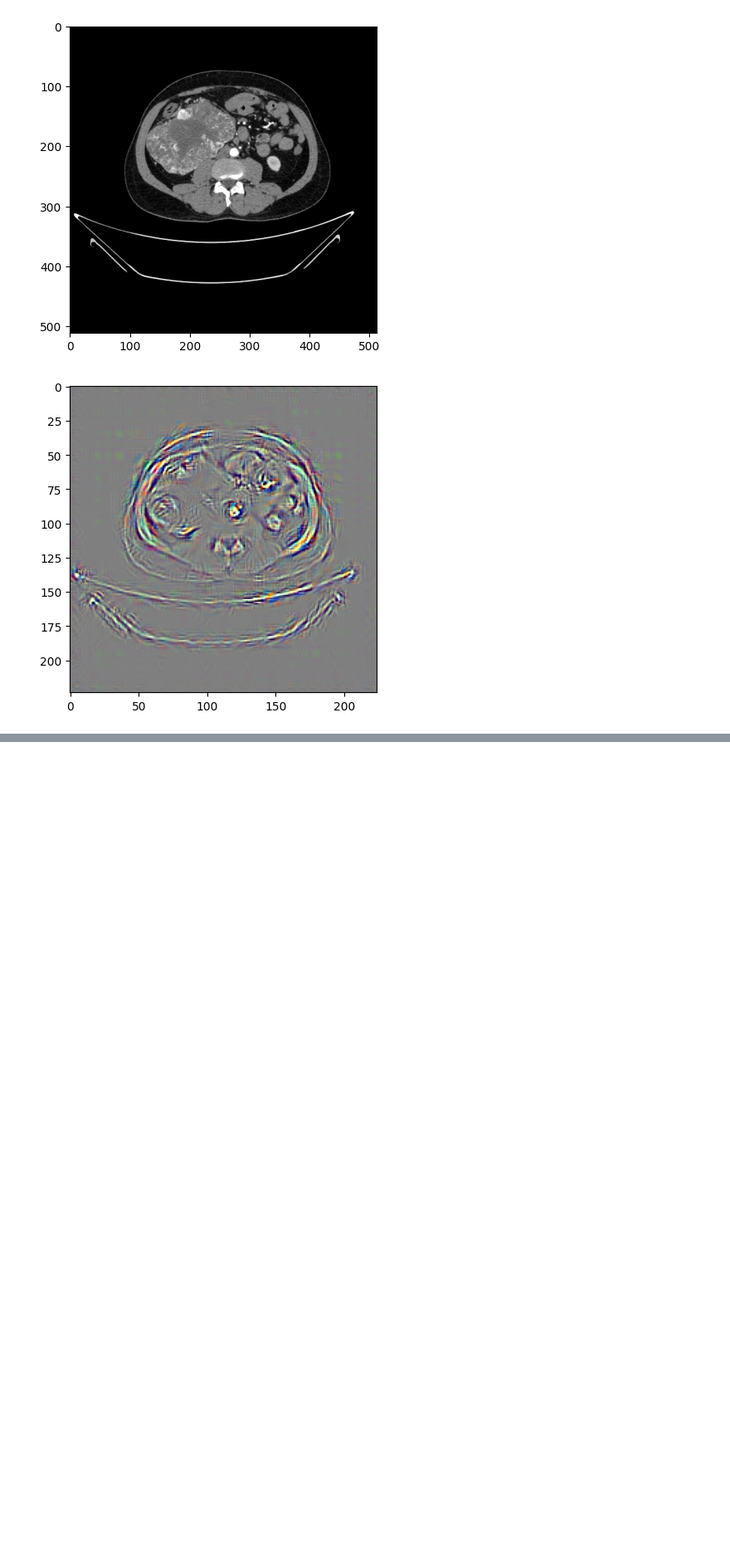
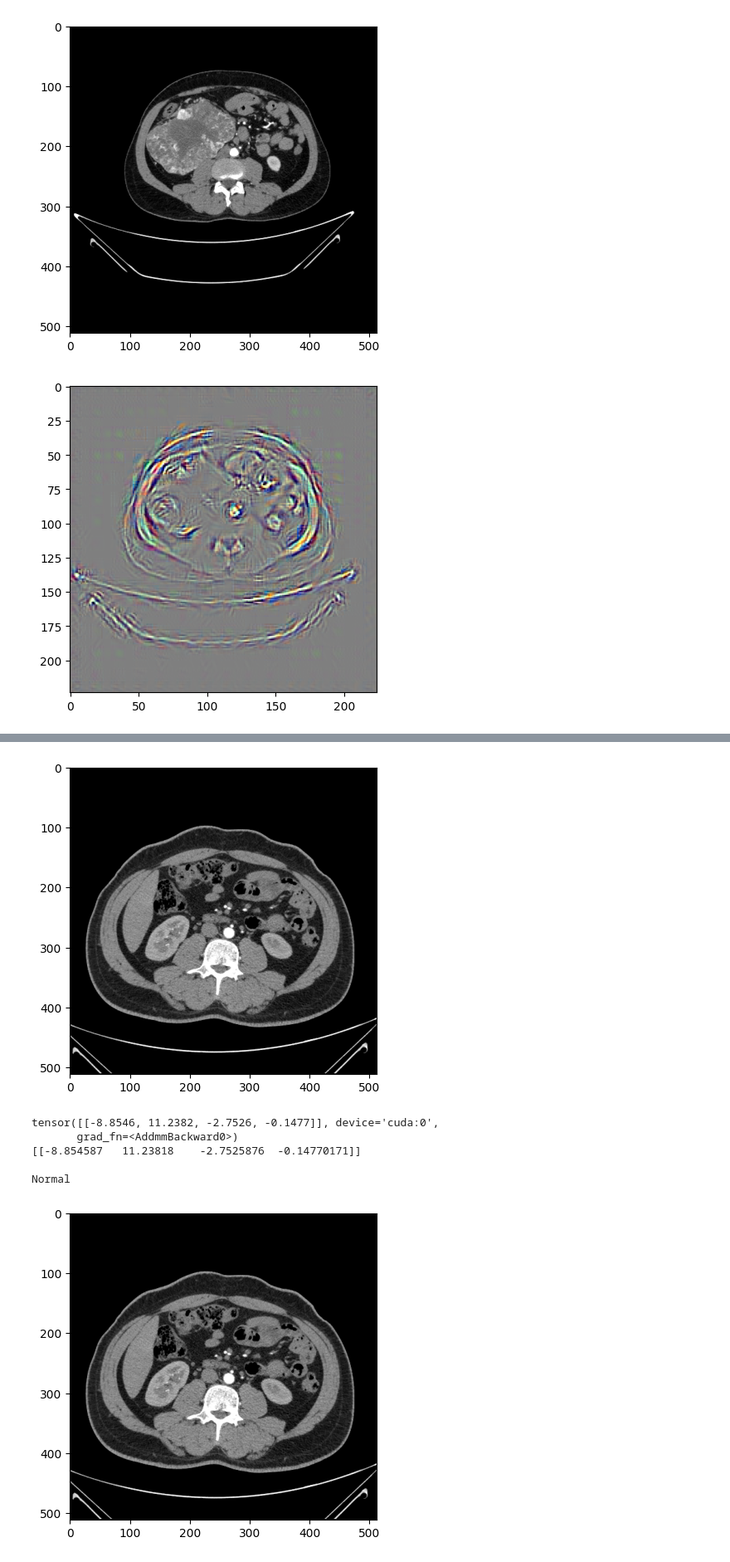
Before and after one commit to Sivakumar-Navaneeth/CNN_Visualizations, a Jupyter notebook: guided-backpropogation-alexnet.ipynb, the cells around one changed output, grey strips where cells are left out. Shown at 83% size. Cells and saved outputs as stored; diff of their text form; code cells hidden in the pictures; blank space fills up the shorter version.

Commit message:
Kaggle Notebook | Guided_BackPropogation-Alexnet | Final

```diff
--- a/guided-backpropogation-alexnet.ipynb
+++ b/guided-backpropogation-alexnet.ipynb
@@ -345,3 +392,33 @@ tensor([[10.3831, -7.7189,  1.5624, -3.9157]], device='cuda:0',
 Cyst
 [figure]
 [figure]
+# %%
+image = Image.open('/kaggle/input/ct-kidney-dataset-normal-cyst-tumor-and-stone/CT-KIDNEY-DATASET-Normal-Cyst-Tumor-Stone/CT-KIDNEY-DATASET-Normal-Cyst-Tumor-Stone/Normal/Normal- (101).jpg').convert('RGB')
+plt.imshow((image))
+plt.show()
+tensor = transform(image).unsqueeze(0).requires_grad_()
+
+pred = alexnet(tensor.to(device))
+print(pred)
+print((pred.cpu().detach().numpy()),'\n')
+print(label_list[np.argmax(pred.cpu().detach().numpy())])
+# print(label_list[pred.cpu().detach().numpy()[0].index(int(max(pred.cpu().detach().numpy()[0])))])
+
+guided_bp = Guided_backprop(alexnet)
+# plt.imshow(tensor.cpu().detach().numpy())
+plt.imshow((image))
+plt.show()
+
+tensor = tensor.to(device)
+result = guided_bp.visualize(tensor, None)
+result = normalize(result).cpu().numpy()
+plt.imshow(result)
+plt.show()
+# %% [output]
+[figure, added]
+tensor([[-8.8546, 11.2382, -2.7526, -0.1477]], device='cuda:0',
+       grad_fn=<AddmmBackward0>)
+[[-8.854587   11.23818    -2.7525876  -0.14770171]]
+
+Normal
+[figure, added]
```
Also changed, not shown: parts of 13 cells of this notebook.
